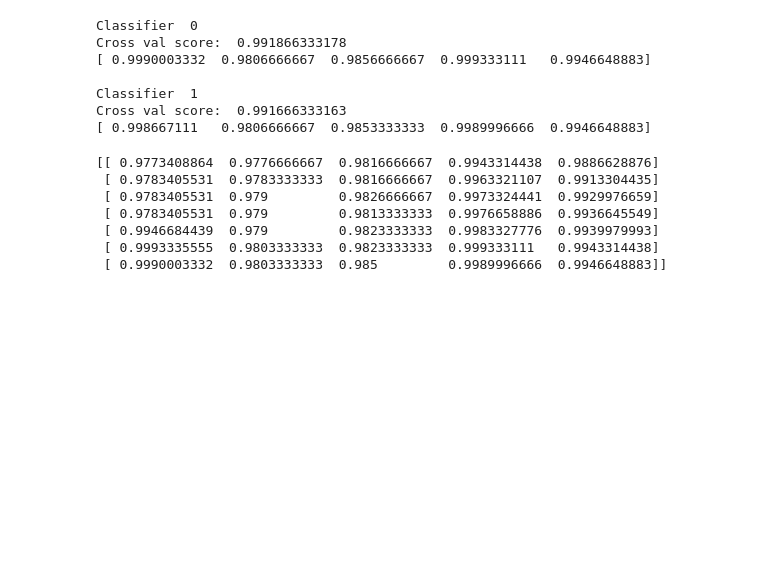
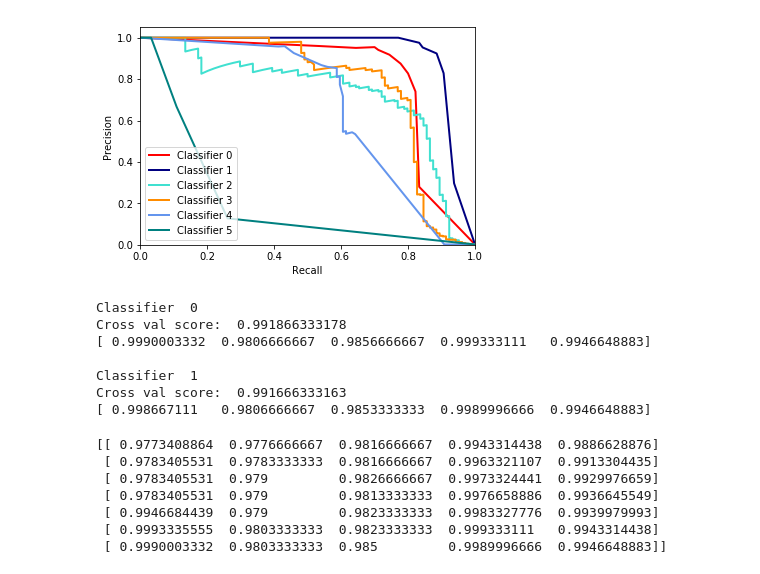
Before and after one commit to altock/Kaggle, a Jupyter notebook: Credit_Fraud/Credit_Fraud.ipynb, the cells around one changed output. Cells and saved outputs as stored; diff of their text form; code cells hidden in the pictures; blank space fills up the shorter version.

Commit message:
Set up Precision-Recall Curve. RF w/ Entropy is best

```diff
--- a/Credit_Fraud/Credit_Fraud.ipynb
+++ b/Credit_Fraud/Credit_Fraud.ipynb
@@ -152,0 +171,24 @@ Testing Score: 0.929
+# %%
+def AUC_PR_Curve(df, clf, test_size=0.2):
+    X = df.drop(['Class'],1)
+    y = df.Class
+    X_train, X_test, y_train, y_test = train_test_split(X, y, test_size=test_size)
+
+
+    clf.fit(X_train, y_train)
+
+    y_proba = [x[1] for x in clf.predict_proba(X_test)]
+    return precision_recall_curve(y_test, y_proba)
+# %%
+clf = RandomForestClassifier(n_jobs=-1)
+
+precision, recall, thresholds = AUC_PR_Curve(df,clf)
+# %%
+curve_list = []
+classifiers = [RandomForestClassifier(n_jobs=-1), RandomForestClassifier(criterion='entropy', n_jobs=-1), LogisticRegressionCV(), AdaBoostClassifier(),GradientBoostingClassifier(), neighbors.KNeighborsClassifier(n_jobs=-1)] #, GradientBoostingClassifier(),  neighbors.KNeighborsClassifier(n_jobs=-1)]
+
+for clf in classifiers:
+
+    prt = AUC_PR_Curve(df,clf)
+    curve_list.append(prt)
+print(curve_list)
@@ -153,3 +213,23 @@ Testing Score: 0.929
+# %%
+# Plot Precision-Recall curve
+
+plt.clf()
+colors = ['red', 'navy', 'turquoise', 'darkorange', 'cornflowerblue', 'teal']
+
+for i, clf in enumerate(classifiers):
+
+    precision, recall, thresholds = curve_list[i]
+    plt.plot(recall, precision, lw=2, color=colors[i],
+         label='Classifier %d' % i)
+plt.xlabel('Recall')
+plt.ylabel('Precision')
+plt.ylim([0.0, 1.05])
+plt.xlim([0.0, 1.0])
+# plt.title('Precision-Recall example: AUC={0:0.2f}'.format(average_precision[0]))
+plt.legend(loc="lower left")
+plt.show()
+# %% [output]
+[figure, added]
 # %%
 def cross_val_left(hr, clf, cv_folds=CV_FOLDS, drop=['left']):
     X = hr.drop(drop, 1)#, 'sales', 'salary'],1)
```
Also changed, not shown: parts of 19 cells of this notebook.
